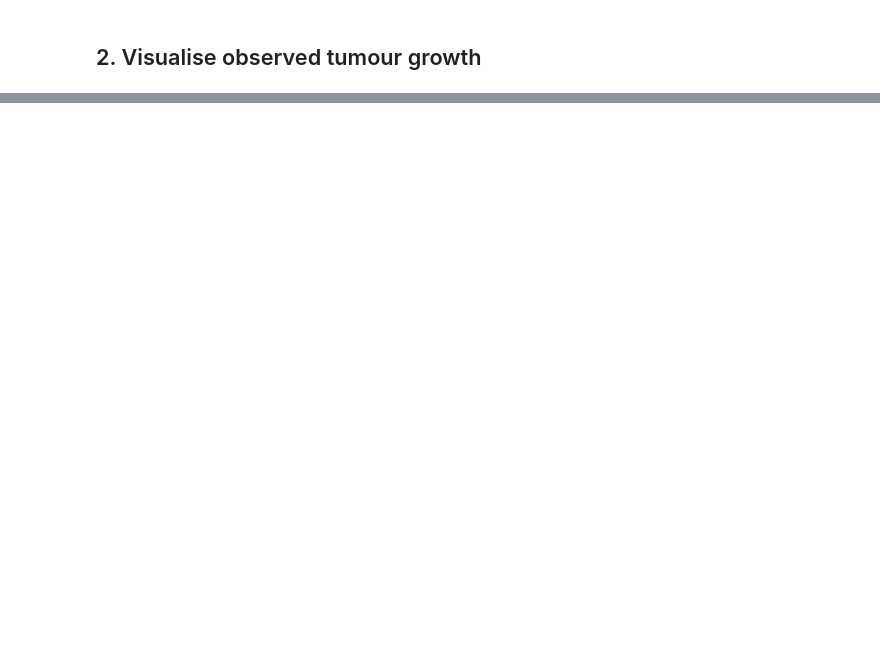
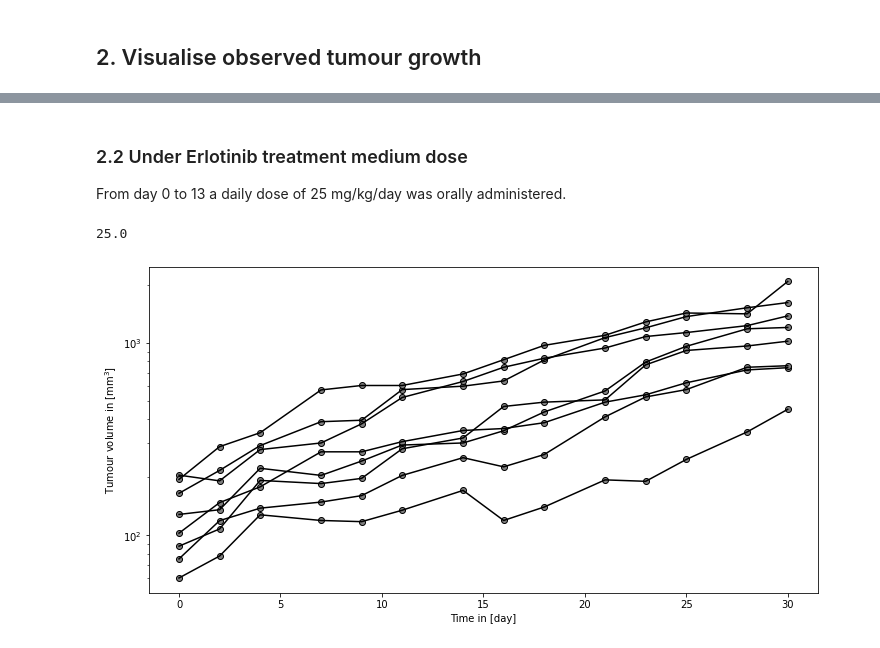
Before and after one commit to DavAug/ErlotinibGefitinib, a Jupyter notebook: erlotinib_growth_analysis.ipynb, the cells around one changed output, grey strips where cells are left out. Saved outputs shown, nothing was run; the diff lists cells and outputs as text; code cells hidden in the pictures; blank space fills up the shorter version.

```diff
--- a/erlotinib_growth_analysis.ipynb
+++ b/erlotinib_growth_analysis.ipynb
@@ -71,0 +93,39 @@ plt.show()
+# %% [markdown]
+### 2.2 Under Erlotinib treatment medium dose
+
+From day 0 to 13 a daily dose of 25 mg/kg/day was orally administered.
+# %%
+import matplotlib.pyplot as plt
+
+# Display dose group
+print(groups[1])
+
+# Get unique animal IDs
+ids = data_two['#ID'].unique()
+
+# Plot measurements
+fig = plt.figure(figsize=(12, 6))
+
+for i in ids:
+    # Mask for individual
+    mask = data_two['#ID'] == i
+    time = data_two[mask]['TIME']
+    volume = data_two[mask]['Y']
+
+    # Filter out Nan values
+    mask = volume.notnull()
+    time = time[mask]
+    volume = volume[mask]
+
+    # Create semi log plot
+    plt.semilogy(time, volume, color='black')
+    plt.scatter(time, volume, color='gray', edgecolor='black')
+
+# Label axes
+plt.xlabel('Time in [day]')
+plt.ylabel(r'Tumour volume in [mm$^3$]')
+
+plt.show()
+# %% [output]
+25.0
+[figure, added]
```
Also changed, not shown: parts of 8 cells of this notebook, 7 other files.
